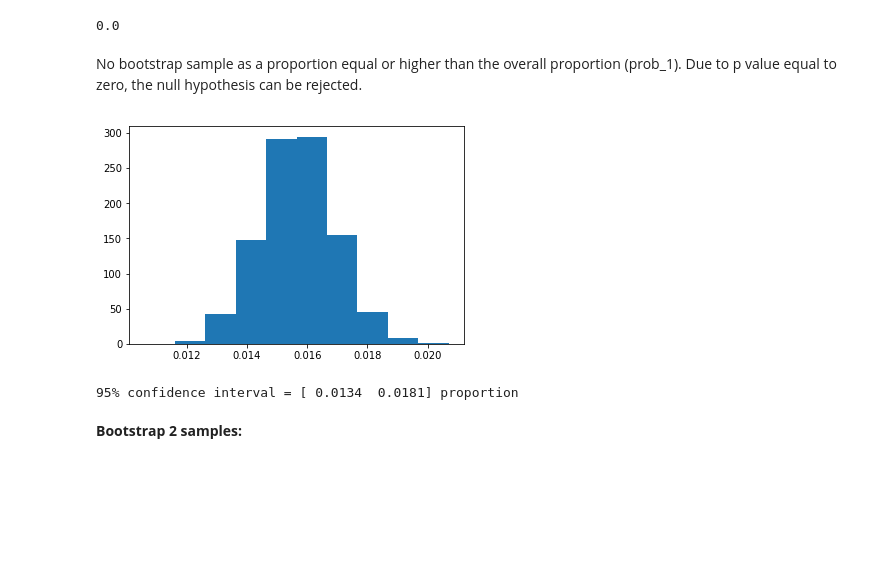
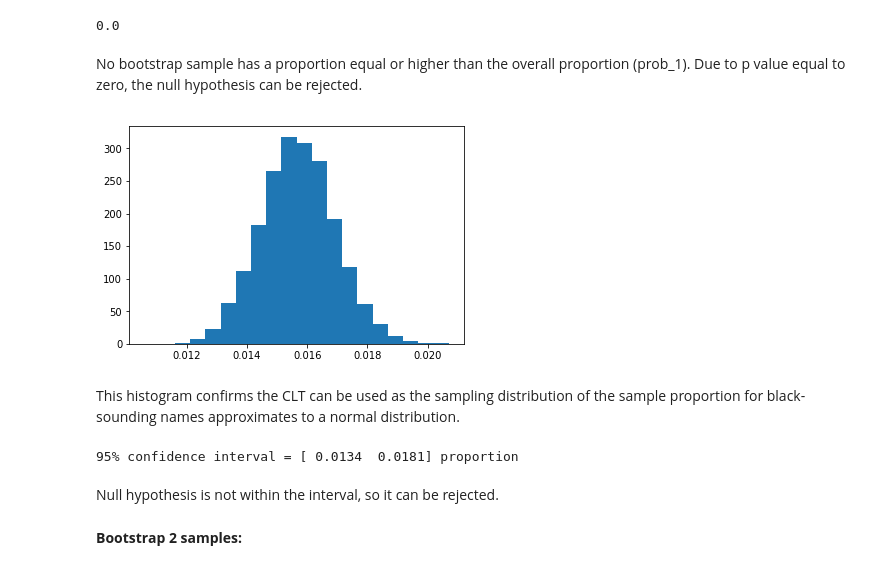
Before and after one commit to tpancier/Springboard_code, a Jupyter notebook: inferential_statistics_exercise_2.ipynb, the cells around one changed output. Saved outputs shown, nothing was run; the diff lists cells and outputs as text; code cells hidden in the pictures; blank space fills up the shorter version.

```diff
--- a/inferential_statistics_exercise_2.ipynb
+++ b/inferential_statistics_exercise_2.ipynb
@@ -201,14 +190,16 @@ np.sum(samples_prop >= prob_1) / len(samples_prop)
 # %% [output]
 0.0
 # %% [markdown]
-No bootstrap sample as a proportion equal or higher than the overall proportion (prob_1). Due to p value equal to zero, the null hypothesis can be rejected.
+No bootstrap sample has a proportion equal or higher than the overall proportion (prob_1). Due to p value equal to zero, the null hypothesis can be rejected.
 # %%
 import matplotlib.pyplot as plt
 
-plt.hist(samples_prop, normed=True)
+plt.hist(samples_prop, normed=True, bins=20)
 plt.show()
 # %% [output]
-[figure, old version]
+[figure, new version]
+# %% [markdown]
+This histogram confirms the CLT can be used as the sampling distribution of the sample proportion for black-sounding names approximates to a normal distribution.
 # %%
 # Compute the 95% confidence interval: conf_int
 conf_int = np.percentile(samples_prop, [2.5, 97.5])
@@ -217,6 +208,8 @@ conf_int = np.percentile(samples_prop, [2.5, 97.5])
 print('95% confidence interval =', conf_int, 'proportion')
 # %% [output]
 95% confidence interval = [ 0.0134  0.0181] proportion
+# %% [markdown]
+Null hypothesis is not within the interval, so it can be rejected.
 # %% [markdown]
 **Bootstrap 2 samples:**
 # %%
```
Also changed, not shown: parts of 32 cells of this notebook.
